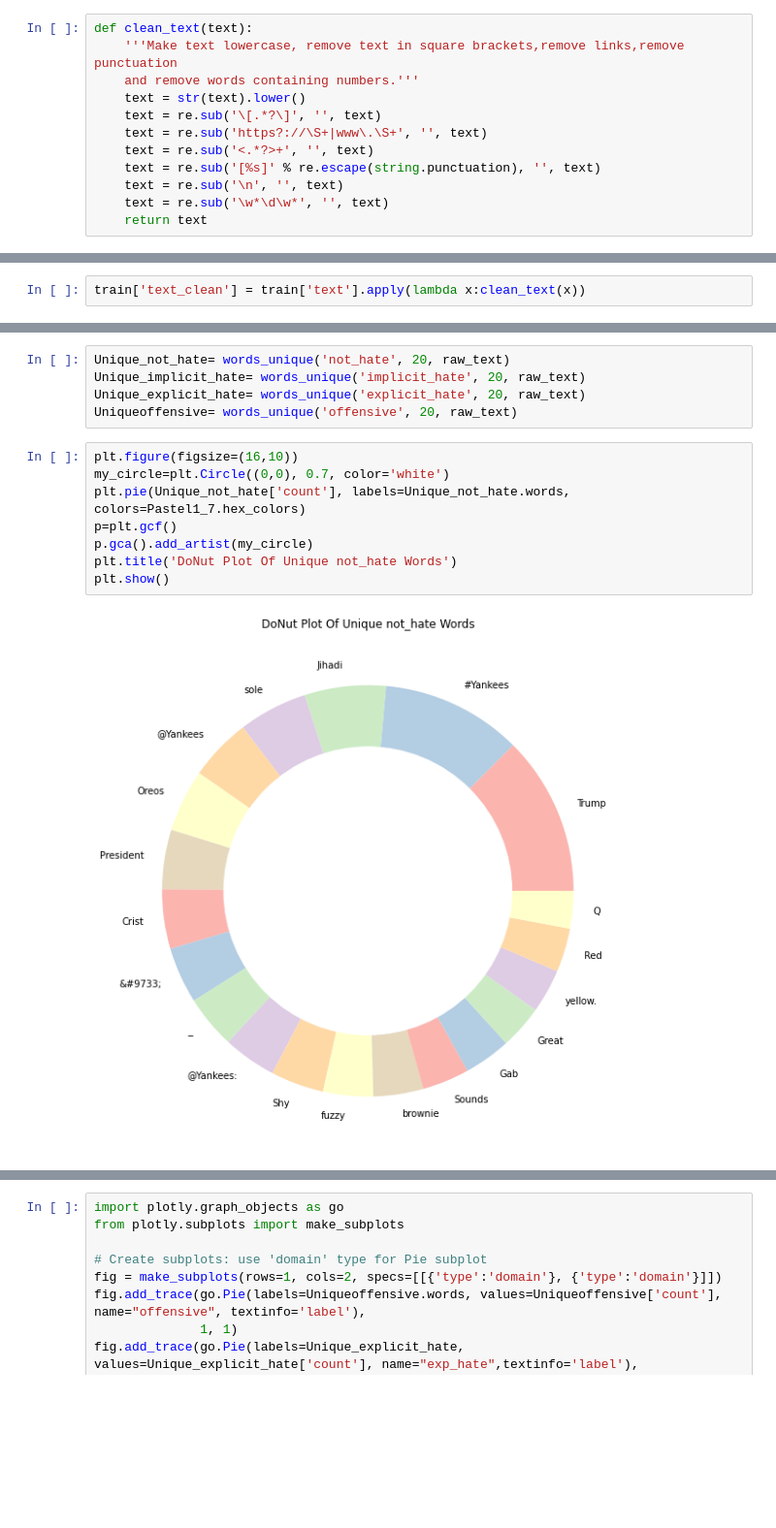
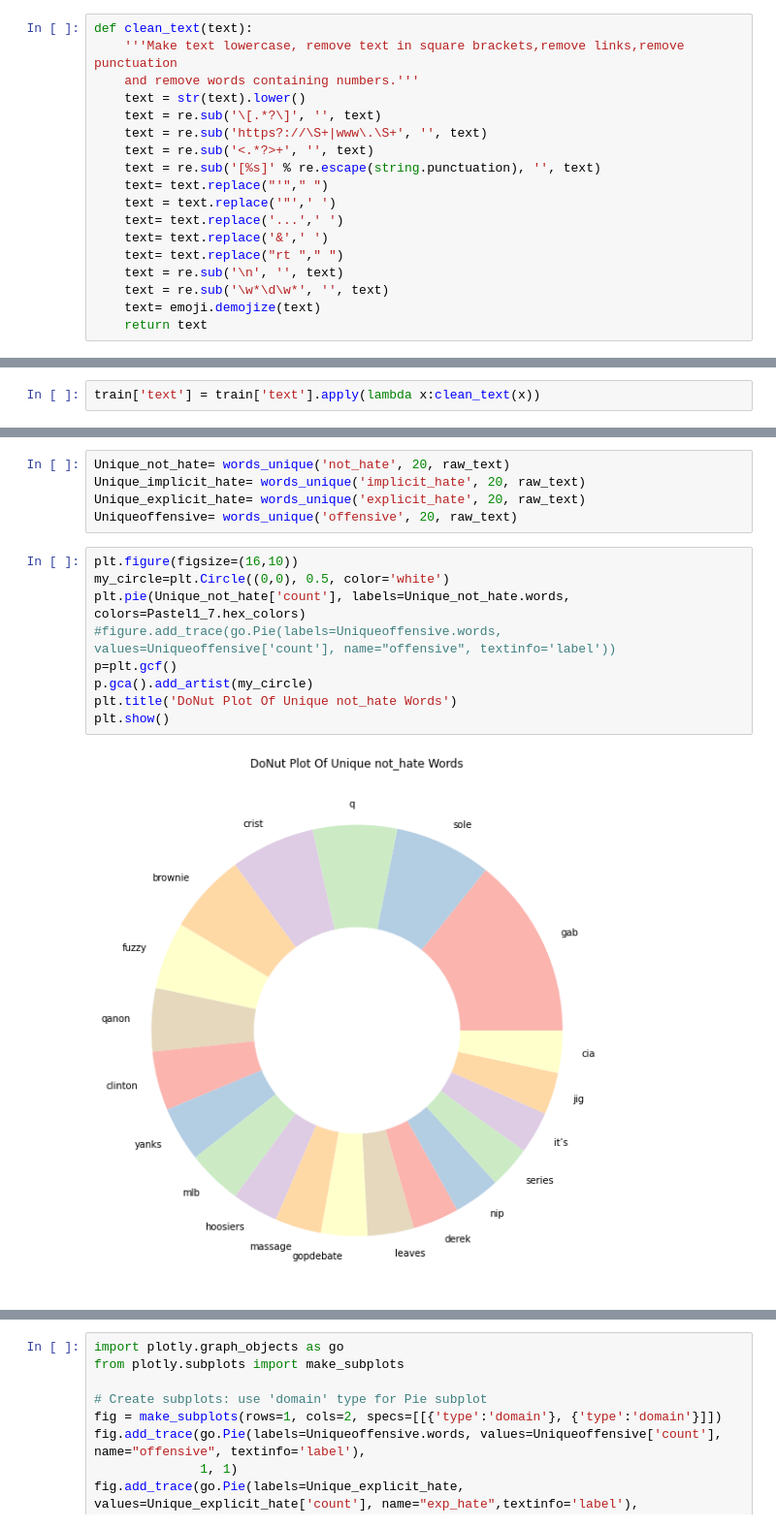
Before and after one commit to uadR1/nlphatespeech, a Jupyter notebook: Hina/count_words_per_class.ipynb, the cells around one changed output, grey strips where cells are left out. Shown at 97% size. Cells and saved outputs as stored; diff of their text form; blank space fills up the shorter version.

```diff
--- a/Hina/count_words_per_class.ipynb
+++ b/Hina/count_words_per_class.ipynb
@@ -160,8 +203,14 @@ def clean_text(text):
     text = re.sub('https?://\S+|www\.\S+', '', text)
     text = re.sub('<.*?>+', '', text)
     text = re.sub('[%s]' % re.escape(string.punctuation), '', text)
+    text= text.replace("'"," ")
+    text = text.replace('"',' ')
+    text= text.replace('...',' ')
+    text= text.replace('&',' ')
+    text= text.replace("rt "," ")
     text = re.sub('\n', '', text)
     text = re.sub('\w*\d\w*', '', text)
+    text= emoji.demojize(text)
     return text
 # %% [markdown]
 ## remove stop-words
@@ -169,7 +218,7 @@ def clean_text(text):
 def remove_stopword(x):
     return [y for y in x if y not in stopwords.words('english')]
 # %%
-train['text_clean'] = train['text'].apply(lambda x:clean_text(x))
+train['text'] = train['text'].apply(lambda x:clean_text(x))
 # %%
 train.head()
 # %% [output]
@@ -308,14 +357,15 @@ Unique_explicit_hate= words_unique('explicit_hate', 20, raw_text)
 Uniqueoffensive= words_unique('offensive', 20, raw_text)
 # %%
 plt.figure(figsize=(16,10))
-my_circle=plt.Circle((0,0), 0.7, color='white')
+my_circle=plt.Circle((0,0), 0.5, color='white')
 plt.pie(Unique_not_hate['count'], labels=Unique_not_hate.words, colors=Pastel1_7.hex_colors)
+#figure.add_trace(go.Pie(labels=Uniqueoffensive.words, values=Uniqueoffensive['count'], name="offensive", textinfo='label'))
 p=plt.gcf()
 p.gca().add_artist(my_circle)
 plt.title('DoNut Plot Of Unique not_hate Words')
 plt.show()
 # %% [output]
-[figure, old version]
+[figure, new version]
 # %%
 plt.figure(figsize=(16,10))
 my_circle=plt.Circle((0,0), 0.7, color='white')
```
Also changed, not shown: parts of 17 cells of this notebook, 2 other files.
